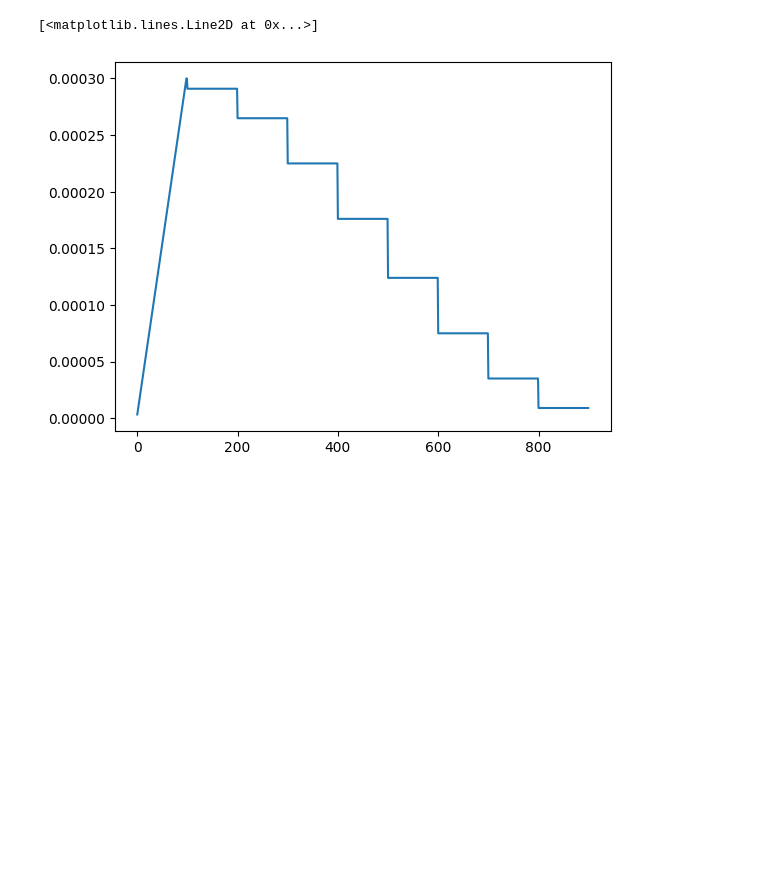
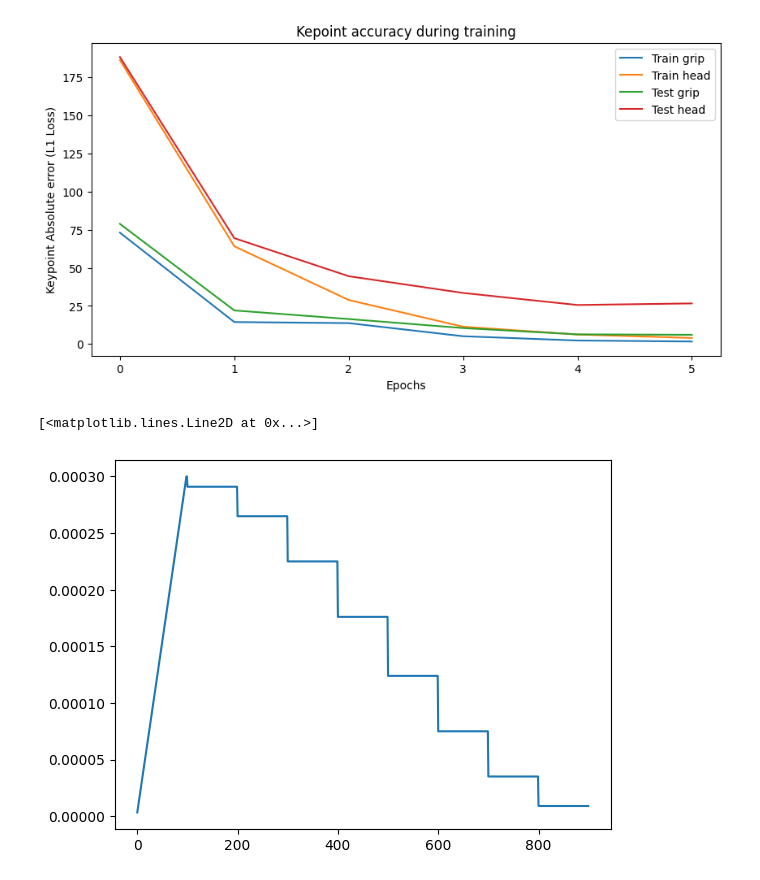
Before and after one commit to Molten-Ice/3dGolfPoseEstimation, a Jupyter notebook: dev-nbs/9-training-on-1k-images.ipynb, the cells around one changed output. Cells and saved outputs as stored; diff of their text form; code cells hidden in the pictures; blank space fills up the shorter version.

```diff
--- a/dev-nbs/9-training-on-1k-images.ipynb
+++ b/dev-nbs/9-training-on-1k-images.ipynb
@@ -349,3 +347,20 @@ plt.show()
+# %%
+plt.figure(figsize=(10,5))
+plt.title("Kepoint accuracy during training")
+
+plt.plot(np.array(metrics['Train_keypoints']).mean(axis=2)[:, 0], label = "Train grip")
+plt.plot(np.array(metrics['Train_keypoints']).mean(axis=2)[:, 1], label = "Train head")
+
+
+plt.plot(np.array(metrics['Test_keypoints']).mean(axis=2)[:, 0], label = "Test grip")
+plt.plot(np.array(metrics['Test_keypoints']).mean(axis=2)[:, 1], label = "Test head")
+
+plt.xlabel("Epochs")
+plt.ylabel("Keypoint Absolute error (L1 Loss)")
+plt.legend()
+plt.show()
+# %% [output]
+[figure, added]
 # %%
 plt.plot(lrs)
 # %% [output]
```
Also changed, not shown: parts of 22 cells of this notebook.
